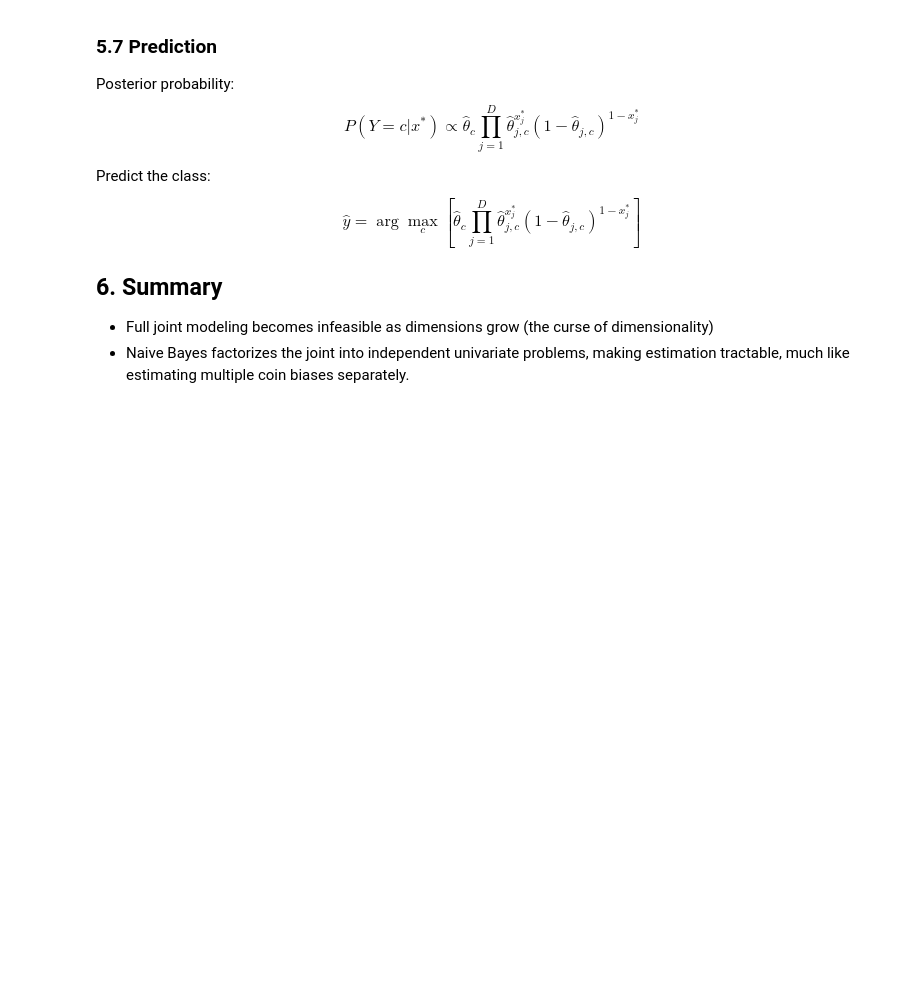
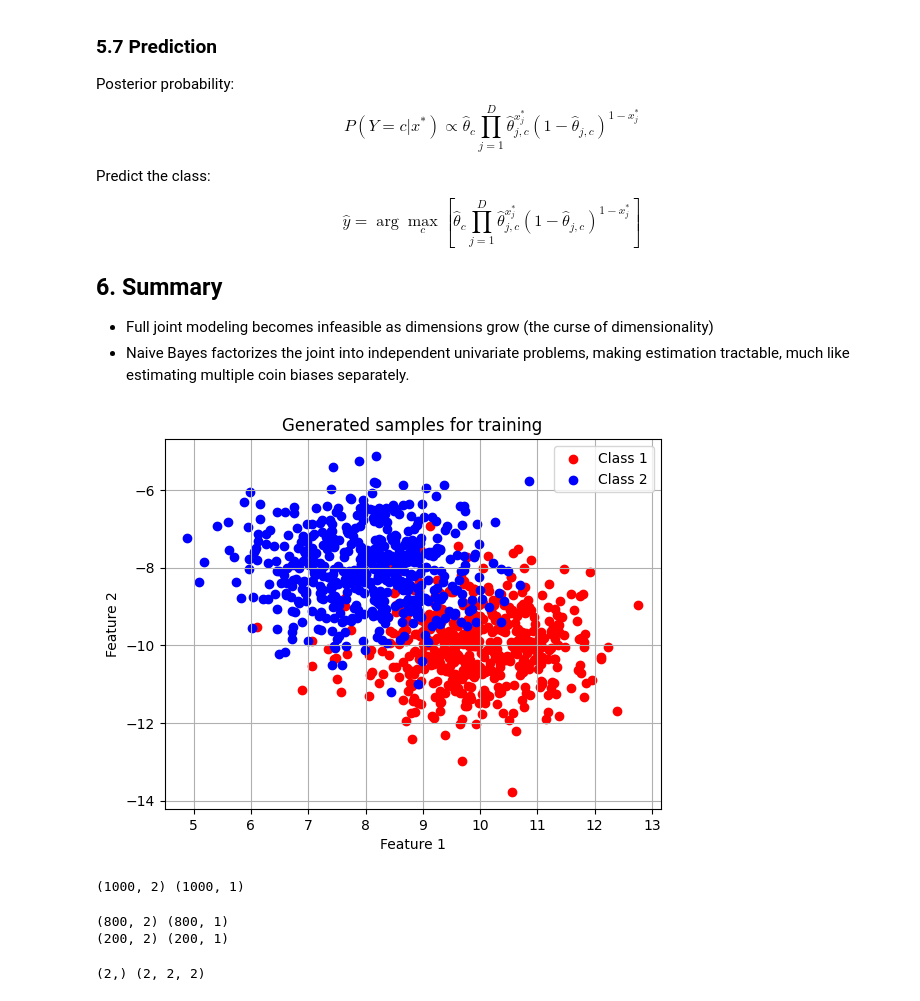
Before and after one commit to adityapaikrao/ML-algorithms-from-scratch, a Jupyter notebook: NaiveBayes/NaiveBayes.ipynb, the cells around one changed output. Drawn from its saved outputs; the diff is of its cells as text; code cells hidden in the pictures; blank space fills up the shorter version.

Commit message:
finshing up Naive Bayes now

```diff
--- a/NaiveBayes/NaiveBayes.ipynb
+++ b/NaiveBayes/NaiveBayes.ipynb
@@ -258,0 +264,60 @@ $$
+# %%
+# Train a Naive Bayes Classifier from scratch
+
+import numpy as np
+
+# Set random seed for reproducibility
+rng = np.random.default_rng(0)
+
+# Parameters
+D = 2  # number of features
+N = 500  # samples per class
+
+# Generate samples for class 1
+mean1 = np.array([10, -10])  # different means for features in class 1
+X_1 = rng.normal(loc=mean1, scale=1, size=(N, D))
+
+# Generate samples for class 2
+mean2 = np.array([8, -8])  # different means for features in class 2
+X_2 = rng.normal(loc=mean2, scale=1, size=(N, D))
+
+# Labels
+Y_1 = np.zeros((N,1), dtype=int)
+Y_2 = np.ones((N,1), dtype=int)
+
+# plot the data
+
+plt.scatter(X_1[:,0], X_1[:, 1], color="r", label="Class 1")
+plt.scatter(X_2[:,0], X_2[:, 1], color="b", label="Class 2")
+plt.title('Generated samples for training')
+plt.xlabel('Feature 1')
+plt.ylabel('Feature 2')
+plt.legend()
+plt.grid()
+plt.show()
+# %% [output]
+[figure, added]
+# %%
+# Combine samples and labels and shuffle them up
+X = np.vstack((X_1, X_2))
+Y = np.vstack((Y_1, Y_2))
+
+# shuffle rows
+indices = rng.permutation(X.shape[0])
+
+X = X[indices]
+Y = Y[indices]
+
+print(X.shape, Y.shape)
+# %% [output]
+(1000, 2) (1000, 1)
+# %%
+# Train-Test Split
+X_train, Y_train = X[:800], Y[:800]
+X_test, Y_test = X[800:], Y[800:]
+
+print(X_train.shape, Y_train.shape)
+print(X_test.shape, Y_test.shape)
+# %% [output]
+(800, 2) (800, 1)
+(200, 2) (200, 1)
@@ -258,0 +383,7 @@ $$
+# %%
+y_learned, x_learned = NaiveBayes(X_train, Y_train)
+print(y_learned.shape, x_learned.shape)
+
+Y_pred = predictNaiveBayes(y_learned, x_learned, X_test)
+# %% [output]
+(2,) (2, 2, 2)
```
Also changed, not shown: parts of 4 cells of this notebook.
